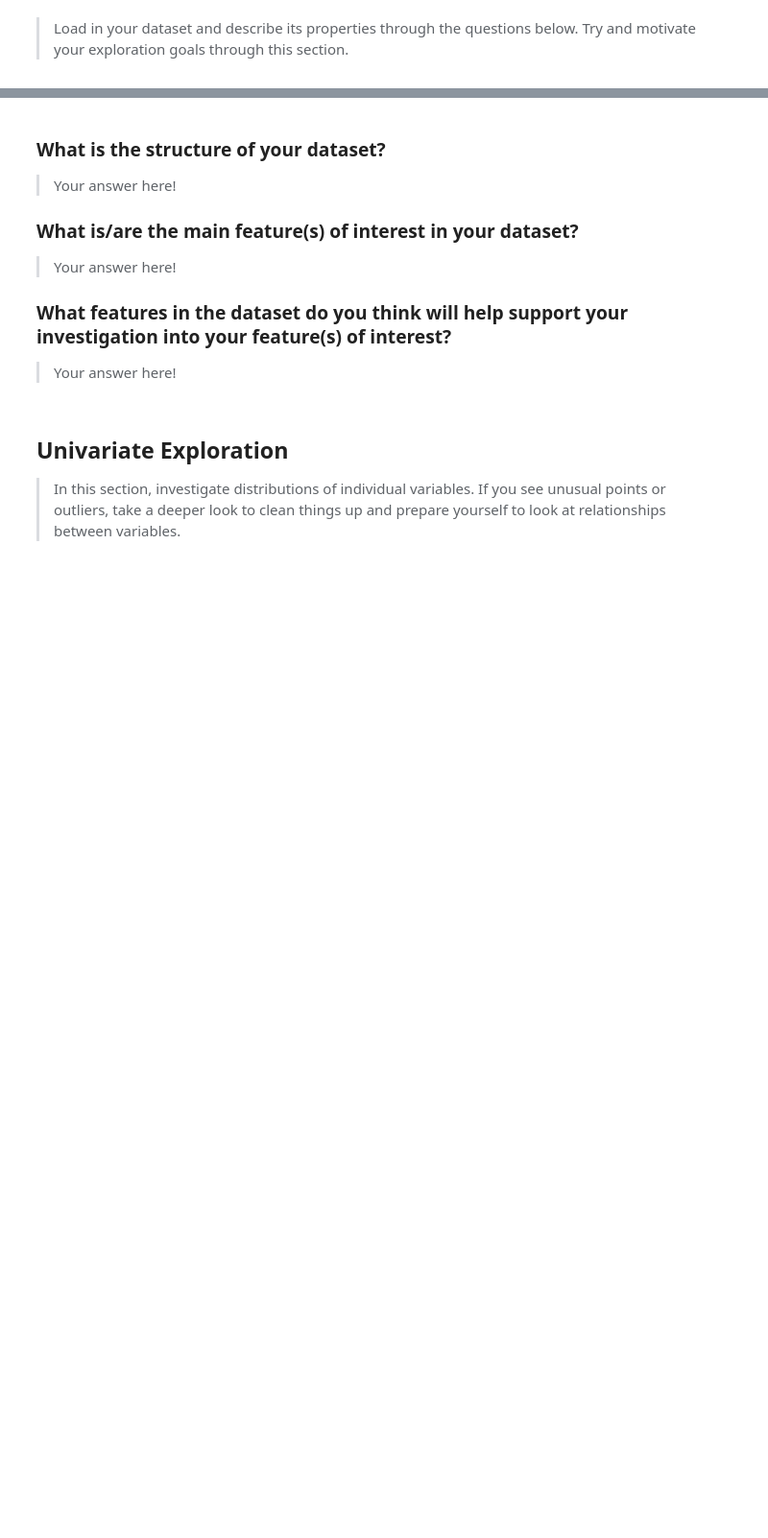
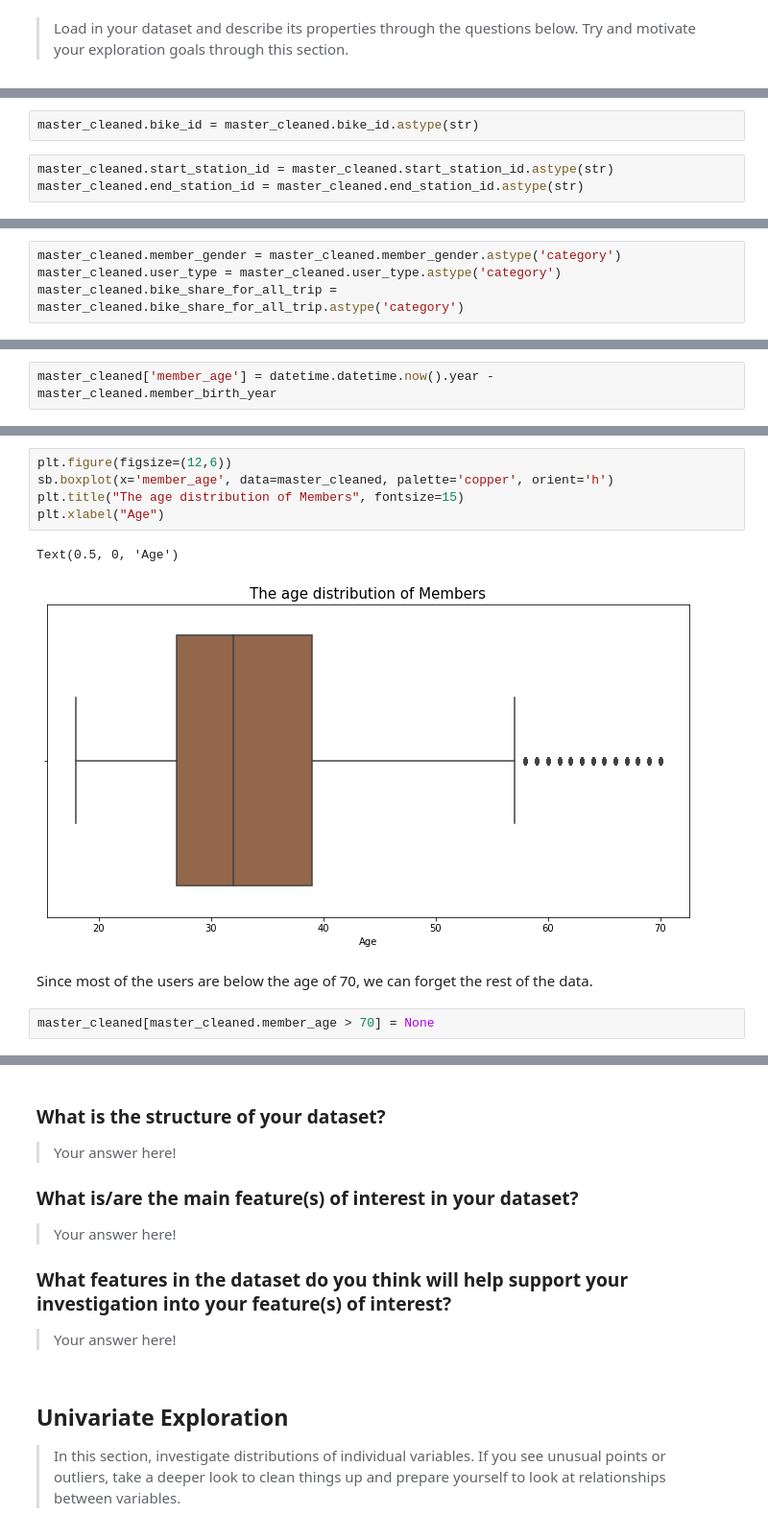
Before and after one commit to gautamgadiyar/Lyft-baywheels-analysis, a Jupyter notebook: exploration_template.ipynb, the cells around one changed output, grey strips where cells are left out. Shown at 96% size. Drawn from its saved outputs; the diff is of its cells as text; blank space fills up the shorter version.

Commit message:
performed a few wrangling steps on the data

```diff
--- a/exploration_template.ipynb
+++ b/exploration_template.ipynb
@@ -18,0 +132,5 @@ Try and motivate your exploration goals through this section.
+# %%
+master_cleaned.bike_id = master_cleaned.bike_id.astype(str)
+# %%
+master_cleaned.start_station_id = master_cleaned.start_station_id.astype(str)
+master_cleaned.end_station_id = master_cleaned.end_station_id.astype(str)
@@ -18,0 +183,4 @@ Try and motivate your exploration goals through this section.
+# %%
+master_cleaned.member_gender = master_cleaned.member_gender.astype('category')
+master_cleaned.user_type = master_cleaned.user_type.astype('category')
+master_cleaned.bike_share_for_all_trip = master_cleaned.bike_share_for_all_trip.astype('category')
@@ -18,0 +214,2 @@ Try and motivate your exploration goals through this section.
+# %%
+master_cleaned['member_age'] = datetime.datetime.now().year - master_cleaned.member_birth_year
@@ -18,0 +225,12 @@ Try and motivate your exploration goals through this section.
+# %%
+plt.figure(figsize=(12,6))
+sb.boxplot(x='member_age', data=master_cleaned, palette='copper', orient='h')
+plt.title("The age distribution of Members", fontsize=15)
+plt.xlabel("Age")
+# %% [output]
+Text(0.5, 0, 'Age')
+[figure, added]
+# %% [markdown]
+Since most of the users are below the age of 70, we can forget the rest of the data.
+# %%
+master_cleaned[master_cleaned.member_age > 70] = None
```
Also changed, not shown: parts of 37 cells of this notebook.
